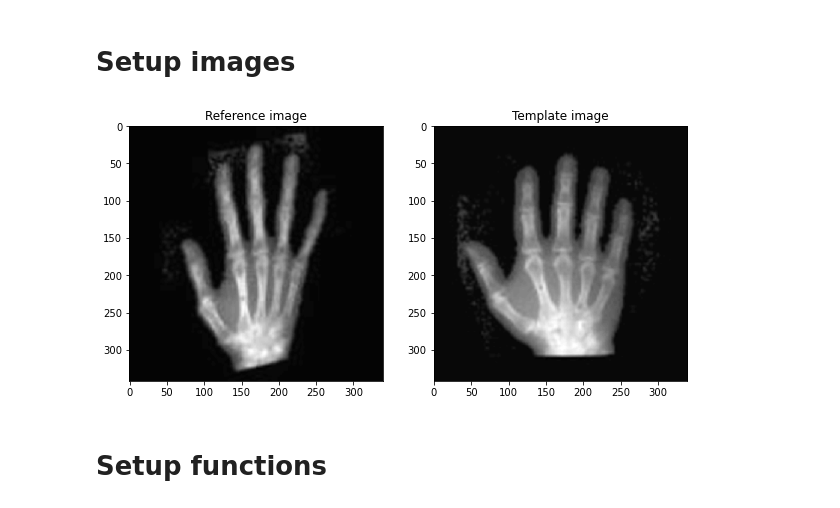
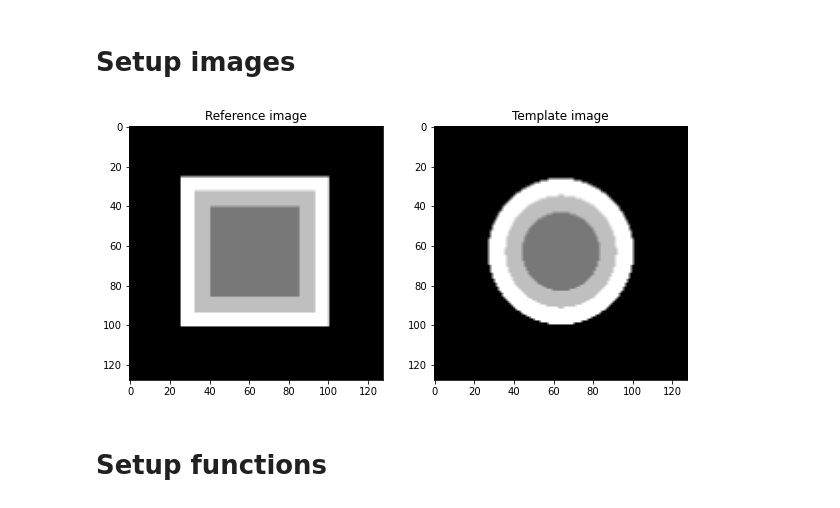
Before and after one commit to SaJoke/Image-Registraion, a Jupyter notebook: Diffeomorphic Demons.ipynb, the cells around one changed output. Cells and saved outputs as stored; diff of their text form; code cells hidden in the pictures.

```diff
--- a/Diffeomorphic Demons.ipynb
+++ b/Diffeomorphic Demons.ipynb
@@ -7,26 +7,28 @@ import tensorflow_addons as tfa
 # %% [markdown]
 # Setup images
 # %%
-ref_img = cv2.imread('./Images/R1.png',16)
-temp_img = cv2.imread('./Images/T1.png',16)
+#ref_img = cv2.imread('./Images/R1.png',16)
+#temp_img = cv2.imread('./Images/T1.png',16)
+ref_img = cv2.imread('./Images/t2_T.png',32)
+temp_img = cv2.imread('./Images/t2_R.png',32)
 
 #Normalize images into same shape and its ranges are 0-255 to 0-1
 img_shape = (min(ref_img.shape[0],temp_img.shape[0]),min(ref_img.shape[1],temp_img.shape[1]))
 ref_img = ref_img[:img_shape[0],:img_shape[1]]
 temp_img = temp_img[:img_shape[0],:img_shape[1]]
 ref_img = np.float32((ref_img-np.min(ref_img))/(np.max(ref_img)-np.min(ref_img)))
 temp_img = np.float32((temp_img-np.min(temp_img))/(np.max(temp_img)-np.min(temp_img)))
 
 figure = plt.figure(figsize=(10,5))
 figure.add_subplot(1,2,1)
 plt.title('Reference image')
 plt.imshow(ref_img,cmap='gray')
 figure.add_subplot(1,2,2)
 plt.title('Template image')
 plt.imshow(temp_img,cmap='gray')
 plt.show()
 # %% [output]
-[figure, old version]
+[figure, new version]
 # %% [markdown]
 # Setup functions
 # %%
```
Also changed, not shown: parts of 5 cells of this notebook, 1 other file.
